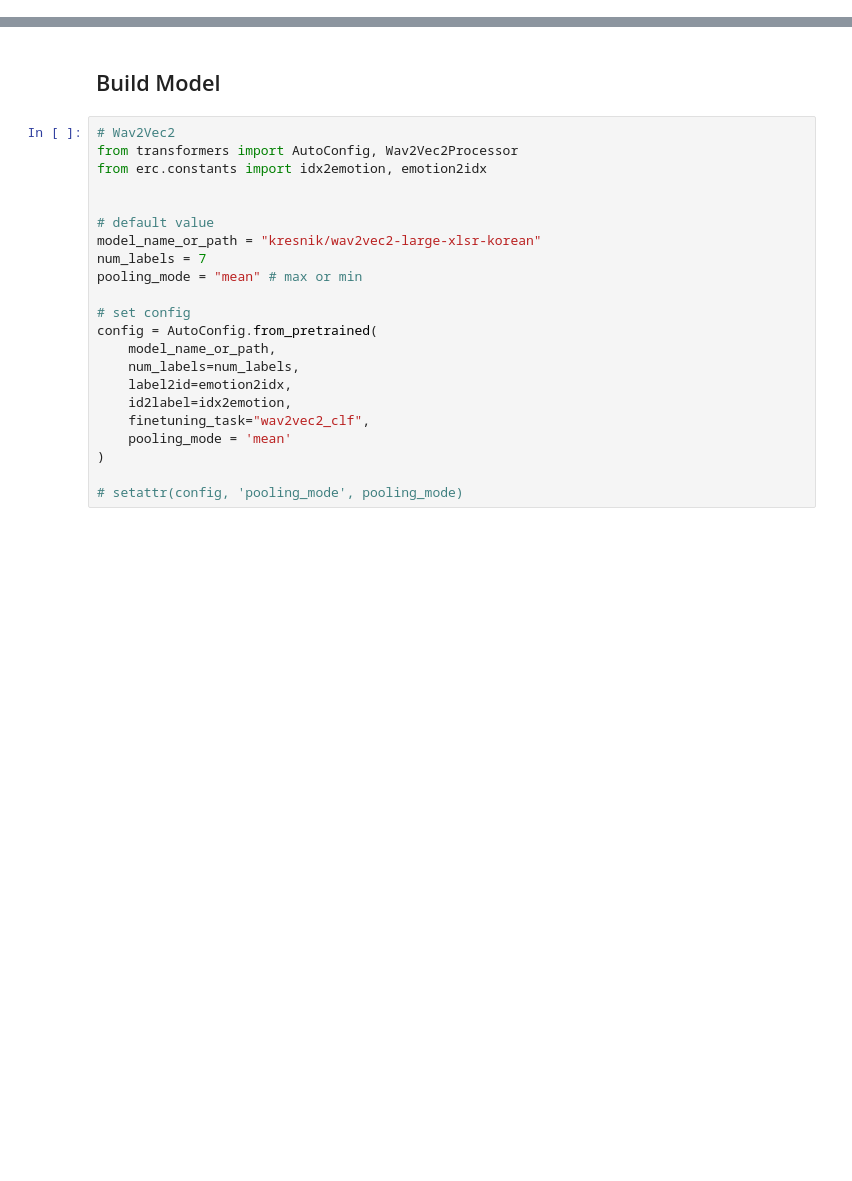
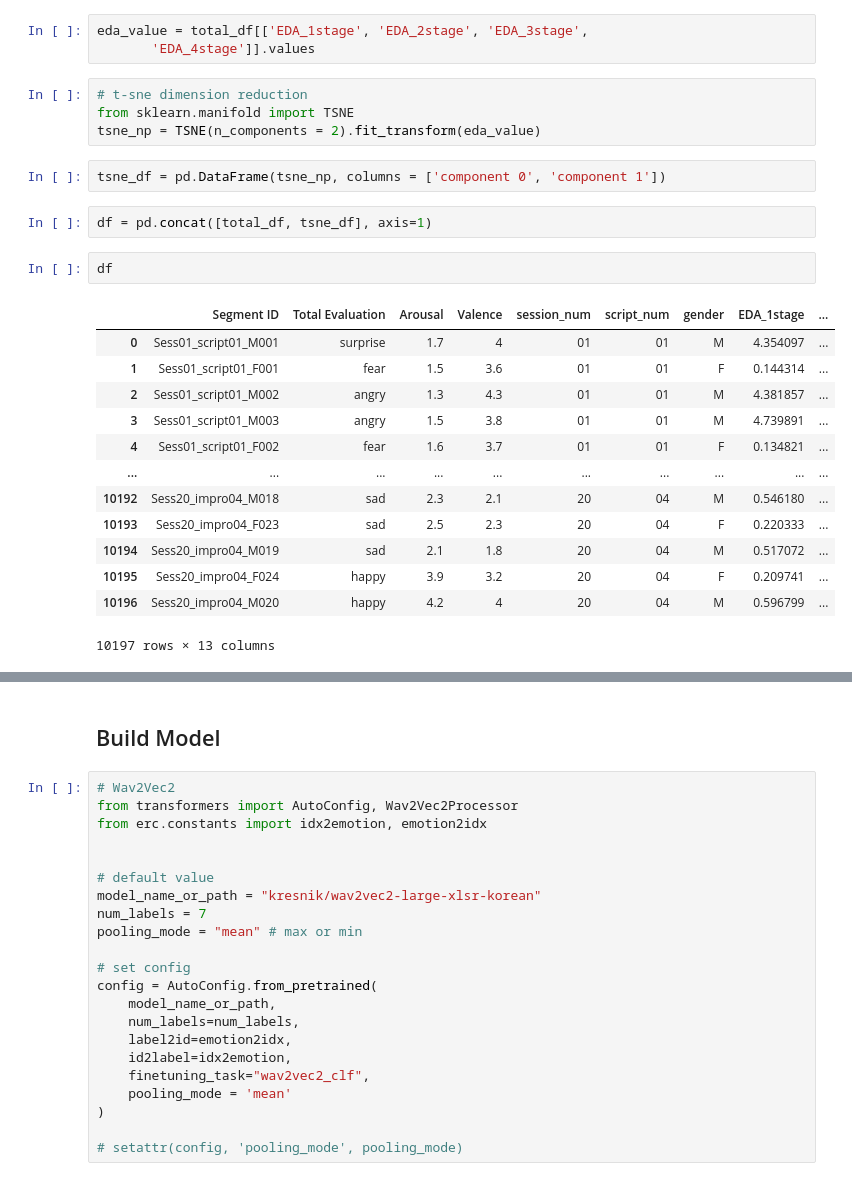
Before and after one commit to 1pha/MulitmodalERC-TensorMixerNetwork, a Jupyter notebook: hoesung_example.ipynb, the cells around one changed output, grey strips where cells are left out. Cells and saved outputs as stored; diff of their text form; blank space fills up the shorter version.

```diff
--- a/hoesung_example.ipynb
+++ b/hoesung_example.ipynb
@@ -57,0 +241,27 @@ WARNING:datasets.arrow_dataset:Loading cached processed dataset at /home/hoesung
+# %%
+eda_value = total_df[['EDA_1stage', 'EDA_2stage', 'EDA_3stage',
+       'EDA_4stage']].values
+# %%
+# t-sne dimension reduction
+from sklearn.manifold import TSNE
+tsne_np = TSNE(n_components = 2).fit_transform(eda_value)
+# %%
+tsne_df = pd.DataFrame(tsne_np, columns = ['component 0', 'component 1'])
+# %%
+df = pd.concat([total_df, tsne_df], axis=1)
+# %%
+df
+# %% [output]
+|  | Segment ID | Total Evaluation | Arousal | Valence | session_num | script_num | gender | EDA_1stage | ... |
+| 0 | Sess01_script01_M001 | surprise | 1.7 | 4 | 01 | 01 | M | 4.354097 | ... |
+| 1 | Sess01_script01_F001 | fear | 1.5 | 3.6 | 01 | 01 | F | 0.144314 | ... |
+| 2 | Sess01_script01_M002 | angry | 1.3 | 4.3 | 01 | 01 | M | 4.381857 | ... |
+| 3 | Sess01_script01_M003 | angry | 1.5 | 3.8 | 01 | 01 | M | 4.739891 | ... |
+| 4 | Sess01_script01_F002 | fear | 1.6 | 3.7 | 01 | 01 | F | 0.134821 | ... |
+| ... | ... | ... | ... | ... | ... | ... | ... | ... | ... |
+| 10192 | Sess20_impro04_M018 | sad | 2.3 | 2.1 | 20 | 04 | M | 0.546180 | ... |
+| 10193 | Sess20_impro04_F023 | sad | 2.5 | 2.3 | 20 | 04 | F | 0.220333 | ... |
+| 10194 | Sess20_impro04_M019 | sad | 2.1 | 1.8 | 20 | 04 | M | 0.517072 | ... |
+| 10195 | Sess20_impro04_F024 | happy | 3.9 | 3.2 | 20 | 04 | F | 0.209741 | ... |
+| 10196 | Sess20_impro04_M020 | happy | 4.2 | 4 | 20 | 04 | M | 0.596799 | ... |
+10197 rows × 13 columns
```
Also changed, not shown: parts of 47 cells of this notebook, 1 other file.
